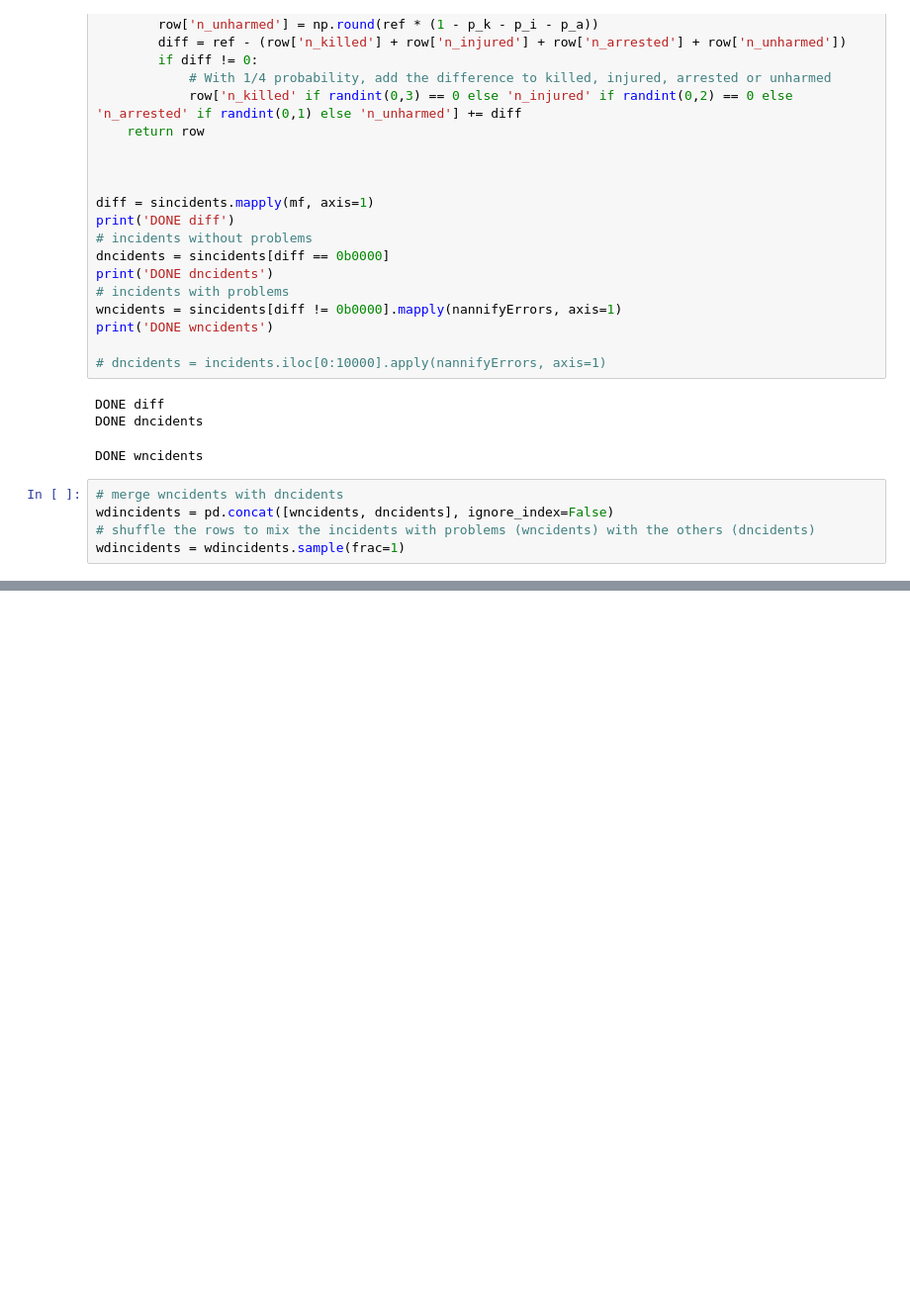
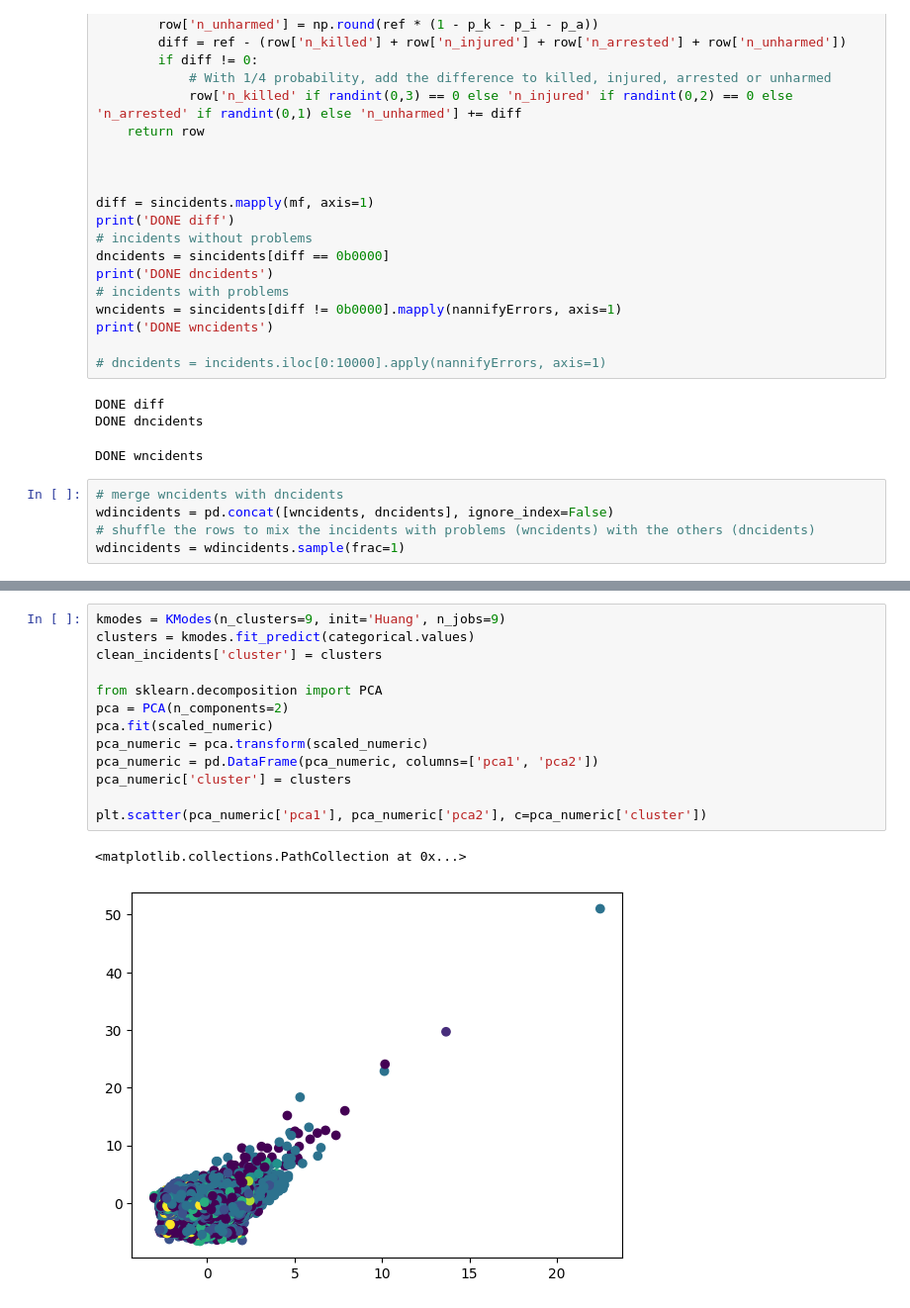
Before and after one commit to gentannipea/DataMining-2023, a Jupyter notebook: notebooks/simone/DC.ipynb, the cells around one changed output, grey strips where cells are left out. Shown at 99% size. Saved outputs shown, nothing was run; the diff lists cells and outputs as text; blank space fills up the shorter version.

```diff
--- a/notebooks/simone/DC.ipynb
+++ b/notebooks/simone/DC.ipynb
@@ -277,3 +379,19 @@ print(tabulate(pd.DataFrame(cincidents.isnull().sum(axis=0)).T, headers='keys',
+# %%
+kmodes = KModes(n_clusters=9, init='Huang', n_jobs=9)
+clusters = kmodes.fit_predict(categorical.values)
+clean_incidents['cluster'] = clusters
+
+from sklearn.decomposition import PCA
+pca = PCA(n_components=2)
+pca.fit(scaled_numeric)
+pca_numeric = pca.transform(scaled_numeric)
+pca_numeric = pd.DataFrame(pca_numeric, columns=['pca1', 'pca2'])
+pca_numeric['cluster'] = clusters
+
+plt.scatter(pca_numeric['pca1'], pca_numeric['pca2'], c=pca_numeric['cluster'])
+# %% [output]
+<matplotlib.collections.PathCollection at 0x...>
+[figure, added]
 # %%
 # Merge with poverty
 # poverty header: [state,year,povertyPercentage]
```
Also changed, not shown: parts of 7 cells of this notebook.
